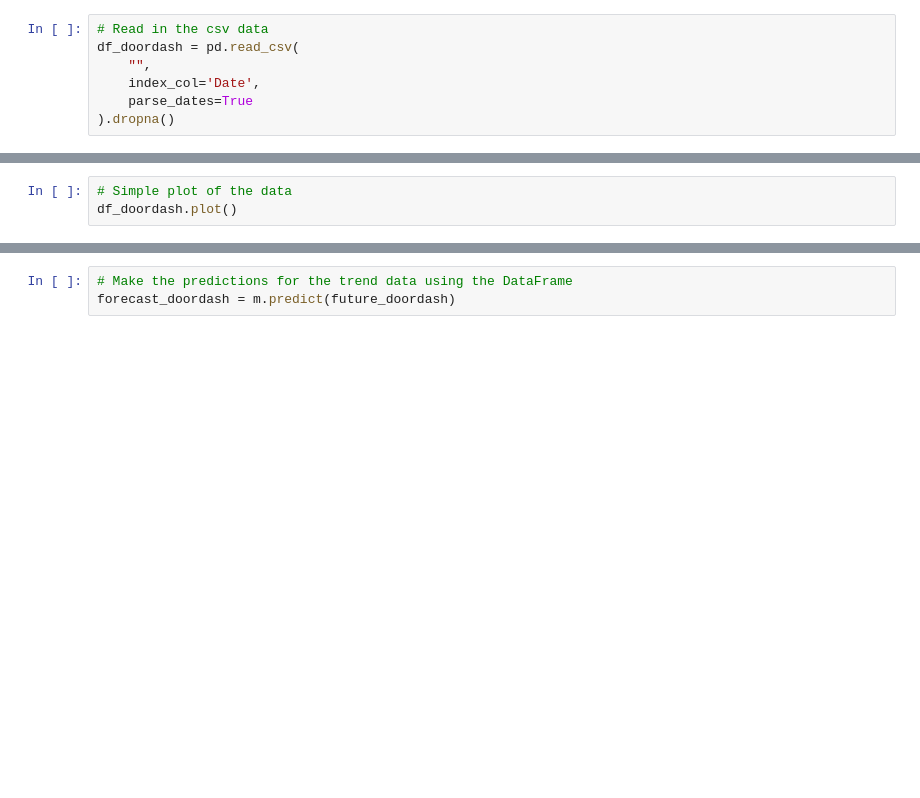
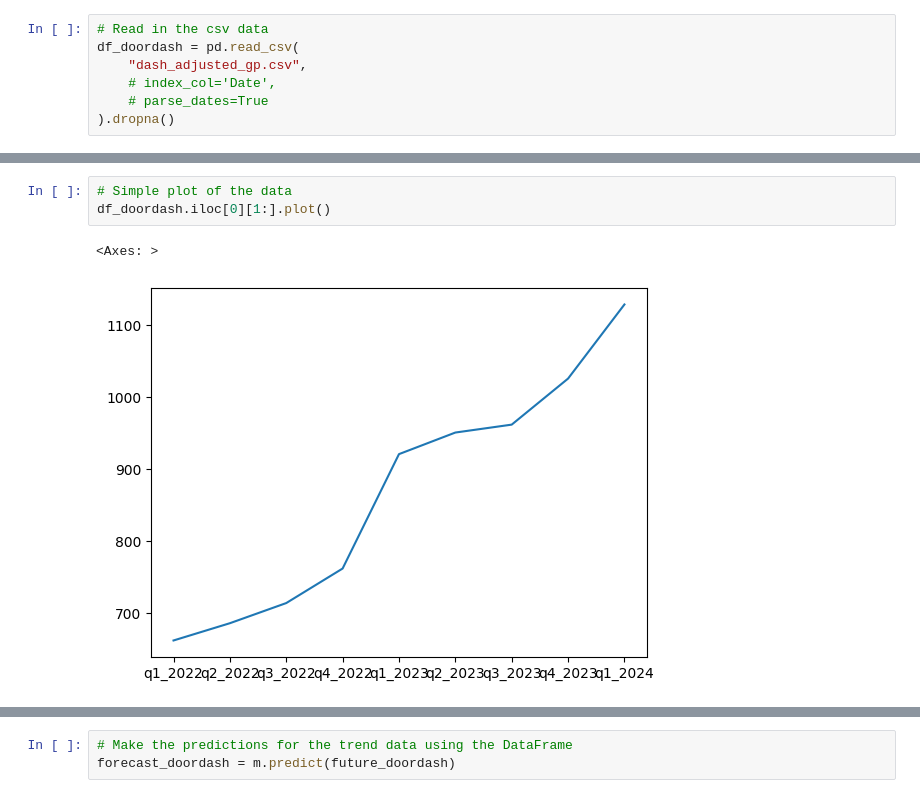
Before and after one commit to JaidenFlint/Project1_Group3, a Jupyter notebook: Project1_Tuan_Rough_Code.ipynb, the cells around one changed output, grey strips where cells are left out. Drawn from its saved outputs; the diff is of its cells as text; blank space fills up the shorter version.

```diff
--- a/Project1_Tuan_Rough_Code.ipynb
+++ b/Project1_Tuan_Rough_Code.ipynb
@@ -11,7 +32,7 @@ import numpy as np
 # %%
 # Read in the csv data
 df_doordash = pd.read_csv(
-    "",
-    index_col='Date',
-    parse_dates=True
+    "dash_adjusted_gp.csv",
+    # index_col='Date',
+    # parse_dates=True
 ).dropna()
@@ -18,3 +101,6 @@ df_doordash = pd.read_csv(
 # %%
 # Simple plot of the data
-df_doordash.plot()
+df_doordash.iloc[0][1:].plot()
+# %% [output]
+<Axes: >
+[figure, added]
```
Also changed, not shown: parts of 16 cells of this notebook.
